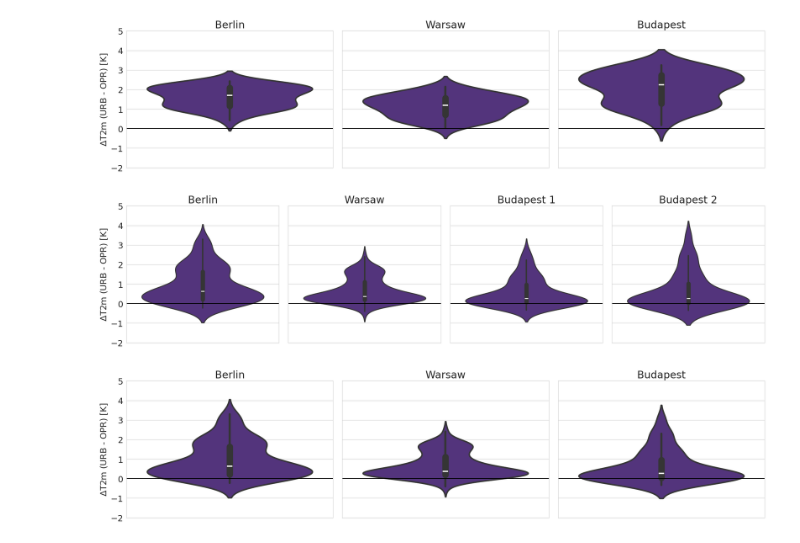
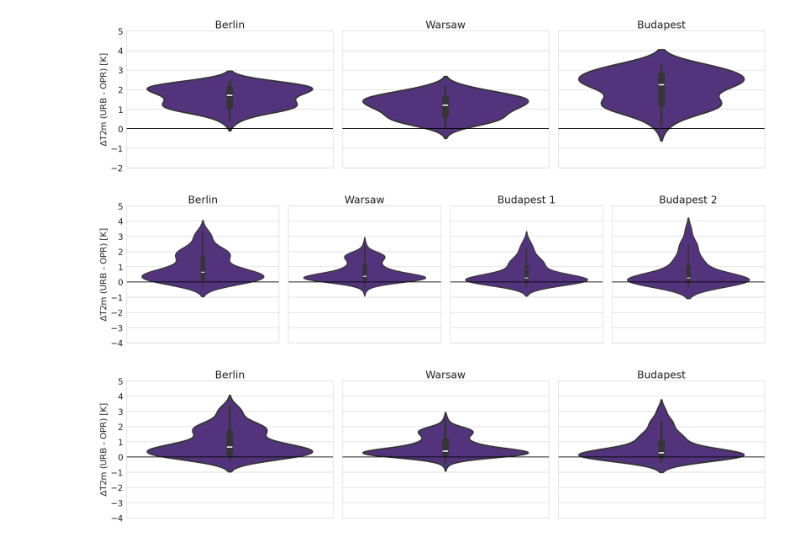
Before and after one commit to maymeret/master_thesis, a Jupyter notebook: 2022_cEU_violin_plots_ensemble.ipynb, the cells around one changed output. Cells and saved outputs as stored; diff of their text form; code cells hidden in the pictures.

```diff
--- a/2022_cEU_violin_plots_ensemble.ipynb
+++ b/2022_cEU_violin_plots_ensemble.ipynb
@@ -273,19 +273,19 @@ for mem_id in mem_ids:
         T_2M_NU_nights_mem[mem_id][i]= T_2M_NU_nights_mem[mem_id][i].load().sortby('clon')
 # %%
 for mem_id in mem_ids:
-    for i in range(1,118):
+    for i in range(1,119):
         T_2M_WU_days_mem[mem_id][i]= T_2M_WU_days_mem[mem_id][i].load().sortby('clon')
 
 
 for mem_id in mem_ids:
-    for i in range(1,118):
+    for i in range(1,119):
         T_2M_NU_days_mem[mem_id][i]= T_2M_NU_days_mem[mem_id][i].load().sortby('clon')
 # %%
 T_2M_WU_cEU_nights_mem = {}
 
 for mem_id in mem_ids:
     T_2M_WU_cEU_nights_mem[mem_id] = {}
-    for i in range(1, 118):
+    for i in range(1, 120):
         T_2M_WU_cEU_nights_mem[mem_id][i] = T_2M_WU_nights_mem[mem_id][i].where(
             (T_2M_WU_nights_mem[mem_id][i]['clon'] >= 0.10472) &
             (T_2M_WU_nights_mem[mem_id][i]['clon'] <= 0.418879) &
@@ -298,7 +298,7 @@ T_2M_NU_cEU_nights_mem = {}
 
 for mem_id in mem_ids:
     T_2M_NU_cEU_nights_mem[mem_id] = {}
-    for i in range(1, 118):
+    for i in range(1, 120):
         T_2M_NU_cEU_nights_mem[mem_id][i] = T_2M_NU_nights_mem[mem_id][i].where(
             (T_2M_NU_nights_mem[mem_id][i]['clon'] >= 0.10472) &
             (T_2M_NU_nights_mem[mem_id][i]['clon'] <= 0.418879) &
@@ -311,7 +311,7 @@ T_2M_WU_cEU_days_mem = {}
 
 for mem_id in mem_ids:
     T_2M_WU_cEU_days_mem[mem_id] = {}
-    for i in range(1, 118):
+    for i in range(1, 120):
         T_2M_WU_cEU_days_mem[mem_id][i] = T_2M_WU_days_mem[mem_id][i].where(
             (T_2M_WU_days_mem[mem_id][i]['clon'] >= 0.10472) &
             (T_2M_WU_days_mem[mem_id][i]['clon'] <= 0.418879) &
@@ -324,7 +324,7 @@ T_2M_NU_cEU_days_mem = {}
 
 for mem_id in mem_ids:
     T_2M_NU_cEU_days_mem[mem_id] = {}
-    for i in range(1, 118):
+    for i in range(1, 120):
         T_2M_NU_cEU_days_mem[mem_id][i] = T_2M_NU_days_mem[mem_id][i].where(
             (T_2M_NU_days_mem[mem_id][i]['clon'] >= 0.10472) &
             (T_2M_NU_days_mem[mem_id][i]['clon'] <= 0.418879) &
@@ -1069,7 +1067,7 @@ plt.rcParams.update({'font.size': 18})
 num_cities = 4
 city_names = ['Berlin', 'Warsaw', 'Budapest 1', 'Budapest 2']
 
-y_min = -2
+y_min = -4
 y_max = 5
 step = 1
 y_values = list(np.arange(y_min, y_max + step, step))
@@ -1092,17 +1090,17 @@ for i, city in enumerate(range(4)):
 
 
 plt.tight_layout()
-#plt.savefig('./plots/southern_europe_violinplots_det_days.jpeg')
+#plt.savefig('../plots_2024/cEU_det_diff_days_2022.jpeg')
 plt.show()
 # %% [output]
-[figure, old version]
+[figure, new version]
 # %%
 plt.rcParams.update({'font.size': 18})
 
 num_cities = 3
 city_names = ['Berlin', 'Warsaw', 'Budapest']
 
-y_min = -2
+y_min = -4
 y_max = 5
 step = 1
 y_values = list(np.arange(y_min, y_max + step, step))
@@ -1115,31 +1113,31 @@ for i, city in enumerate(range(3)):
         values_det_WU_budapest = (
             T_2M_WU_cEU_days_dim_hour_det.isel(cell=2).values
             - T_2M_NU_cEU_days_dim_hour_det.isel(cell=2).values
             + T_2M_WU_cEU_days_dim_hour_det.isel(cell=3).values
             - T_2M_NU_cEU_days_dim_hour_det.isel(cell=3).values
         ) / 2
         sns.violinplot(ax=axes[i], y=values_det_WU_budapest, color='#512888', linewidth=3)
         axes[i].set_title(f'{city_names[city]}')
 #        axes[i].set_ylabel('$\Delta$T2m (TERRA_URB - Operational) [K]')
         axes[i].set_ylim(y_min, y_max)
         axes[i].set_yticks(y_values)
         axes[i].axhline(y=0, color='black', linestyle='-')
         axes[i].axes.yaxis.set_ticklabels([])
     else:
         values_det_WU = T_2M_WU_cEU_days_dim_hour_det.isel(cell=city).values - T_2M_NU_cEU_days_dim_hour_det.isel(
             cell=city).values
         sns.violinplot(ax=axes[i], y=values_det_WU, color='#512888', linewidth=3)
         axes[i].set_title(f'{city_names[city]}')
         if i == 0:
             axes[i].set_ylabel('$\Delta$T2m (URB - OPR) [K]')
         if i != 0:
             axes[i].axes.yaxis.set_ticklabels([])
         axes[i].set_ylim(y_min, y_max)
         axes[i].set_yticks(y_values)
         axes[i].axhline(y=0, color='black', linestyle='-')
 
 plt.tight_layout()
 plt.savefig('../plots_2024/cEU_det_diff_days_combined_budapest_2022.jpeg')
 plt.show()
 # %% [output]
-[figure, old version]
+[figure, new version]
```
Also changed, not shown: parts of 10 cells of this notebook, 2 other files.
